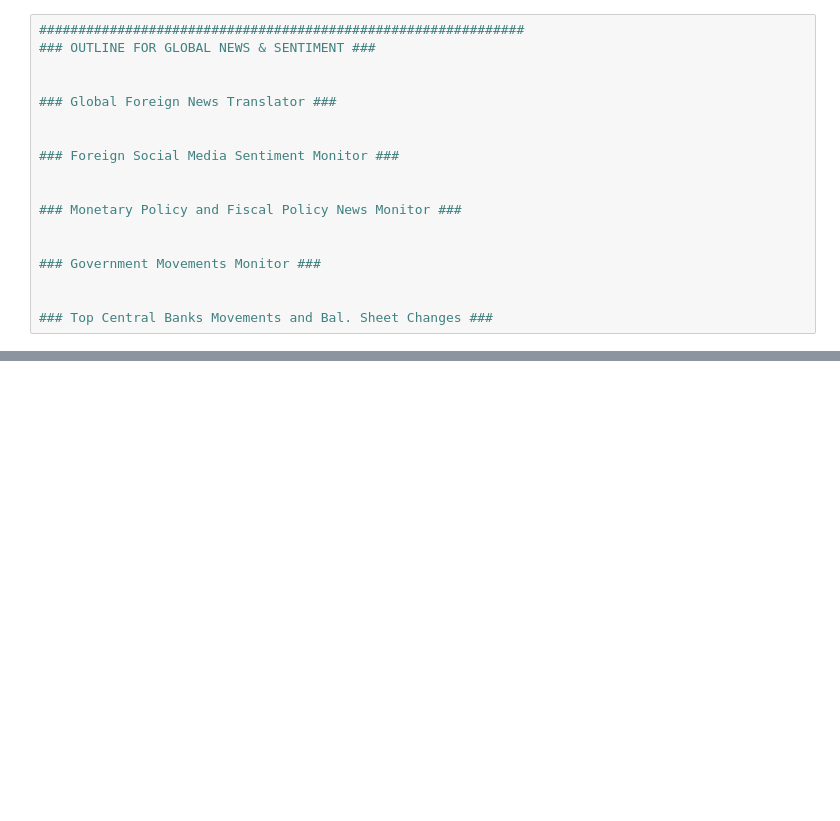
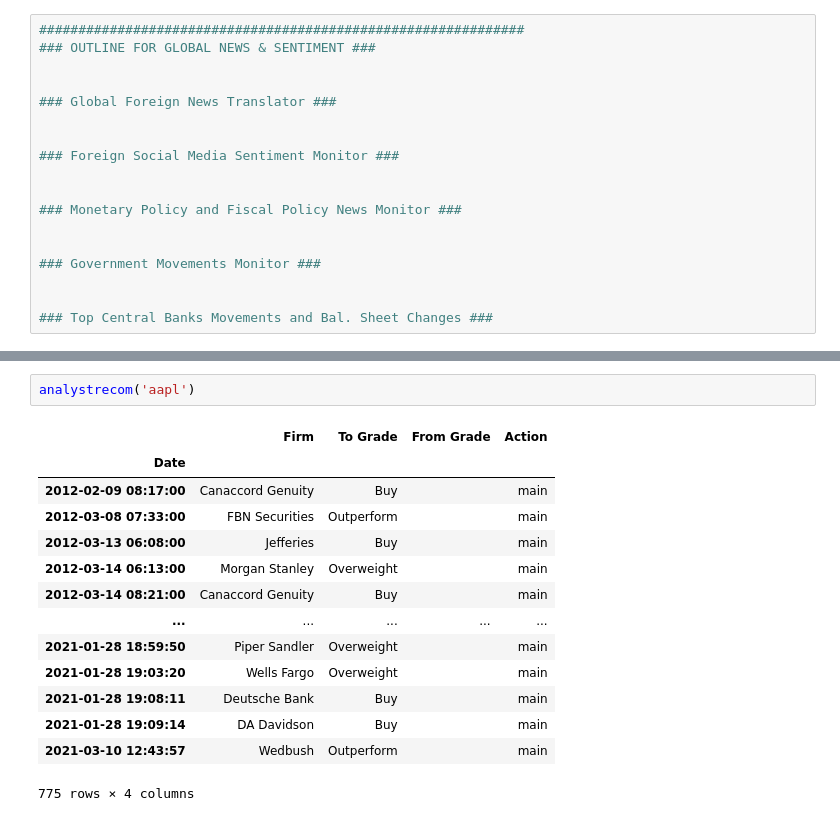
Before and after one commit to ryanhhogan3/financialintel, a Jupyter notebook: Outlines.ipynb, the cells around one changed output, grey strips where cells are left out. Saved outputs shown, nothing was run; the diff lists cells and outputs as text; blank space fills up the shorter version.

Commit message:
Analyst function

```diff
--- a/Outlines.ipynb
+++ b/Outlines.ipynb
@@ -162,0 +209,17 @@ for tick in tickers:
+# %%
+analystrecom('aapl')
+# %% [output]
+|  | Firm | To Grade | From Grade | Action |
+| Date |  |  |  |  |
+| 2012-02-09 08:17:00 | Canaccord Genuity | Buy |  | main |
+| 2012-03-08 07:33:00 | FBN Securities | Outperform |  | main |
+| 2012-03-13 06:08:00 | Jefferies | Buy |  | main |
+| 2012-03-14 06:13:00 | Morgan Stanley | Overweight |  | main |
+| 2012-03-14 08:21:00 | Canaccord Genuity | Buy |  | main |
+| ... | ... | ... | ... | ... |
+| 2021-01-28 18:59:50 | Piper Sandler | Overweight |  | main |
+| 2021-01-28 19:03:20 | Wells Fargo | Overweight |  | main |
+| 2021-01-28 19:08:11 | Deutsche Bank | Buy |  | main |
+| 2021-01-28 19:09:14 | DA Davidson | Buy |  | main |
+| 2021-03-10 12:43:57 | Wedbush | Outperform |  | main |
+775 rows × 4 columns
```
Also changed, not shown: parts of 4 cells of this notebook.
